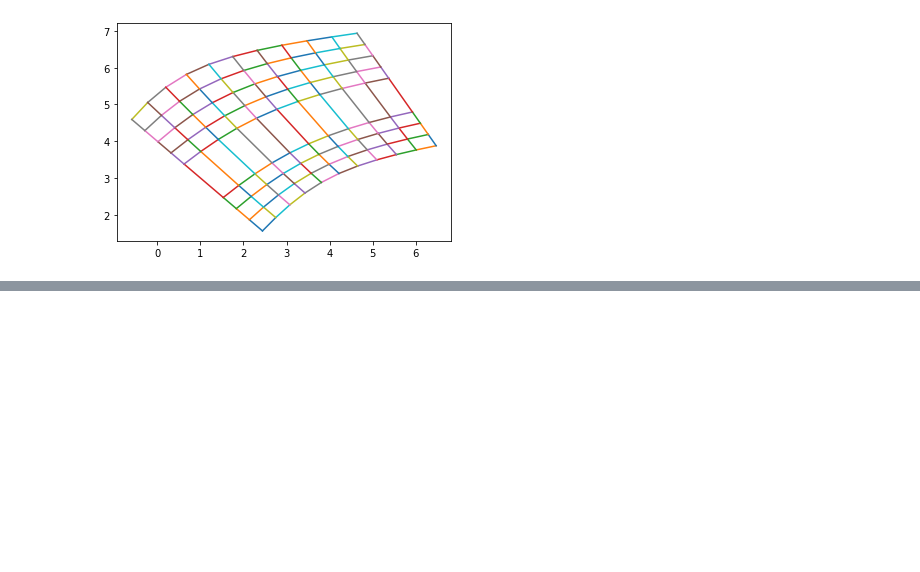
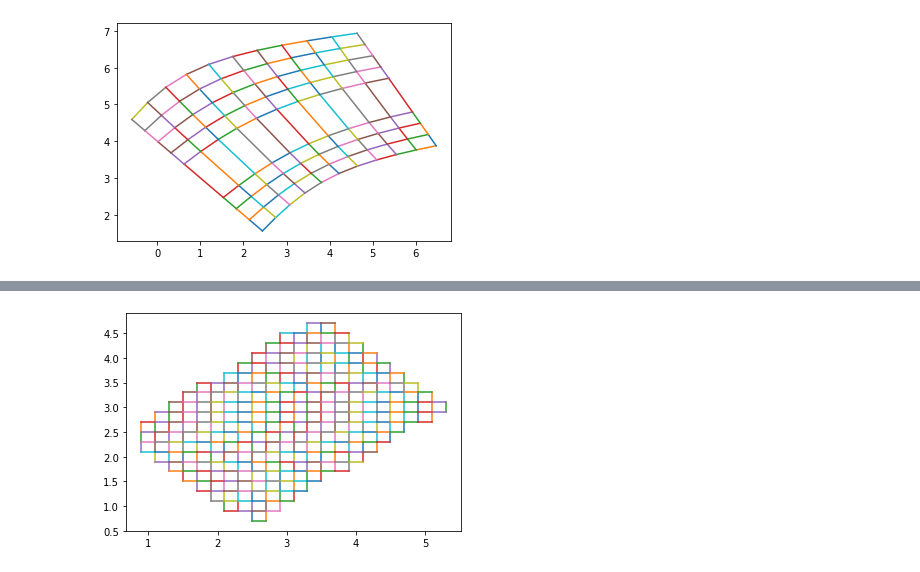
Before and after one commit to Deltares/MeshKernelPy, a Jupyter notebook: docs/examples/04_curvilineargrid_basics.ipynb, the cells around one changed output, grey strips where cells are left out. Saved outputs shown, nothing was run; the diff lists cells and outputs as text; code cells hidden in the pictures; blank space fills up the shorter version.

```diff
--- a/docs/examples/04_curvilineargrid_basics.ipynb
+++ b/docs/examples/04_curvilineargrid_basics.ipynb
@@ -148,0 +185,21 @@ curvilinear_grid.plot_edges(ax)
+# %%
+node_x = np.array([2.5,5.5,3.5,0.5,2.5], dtype=np.double)
+node_y = np.array([0.5,3.0,5.0,2.5,0.5], dtype=np.double)
+geometry_list = GeometryList(node_x, node_y)
+# %%
+make_grid_parameters = MakeGridParameters()
+make_grid_parameters.num_columns = 10
+make_grid_parameters.num_rows = 10
+make_grid_parameters.angle = 0.0
+make_grid_parameters.block_size = 0.0
+make_grid_parameters.origin_x = 0.0
+make_grid_parameters.origin_y = 0.0
+make_grid_parameters.block_size_x = 0.2
+make_grid_parameters.block_size_y = 0.2
+# %%
+mk.curvilinear_make_uniform(make_grid_parameters, geometry_list)
+curvilinear_grid = mk.curvilineargrid_get()
+fig, ax = plt.subplots()
+curvilinear_grid.plot_edges(ax)
+# %% [output]
+[figure, added]
```
Also changed, not shown: parts of 11 cells of this notebook, 2 other files.
